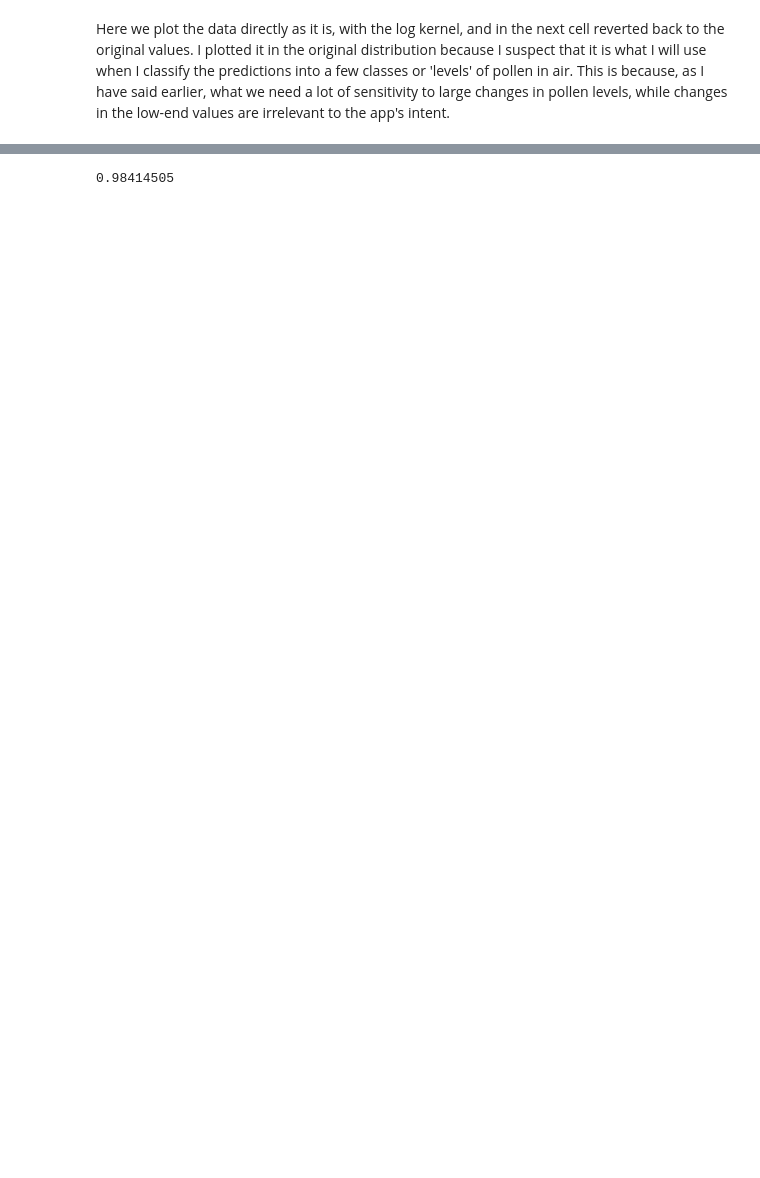
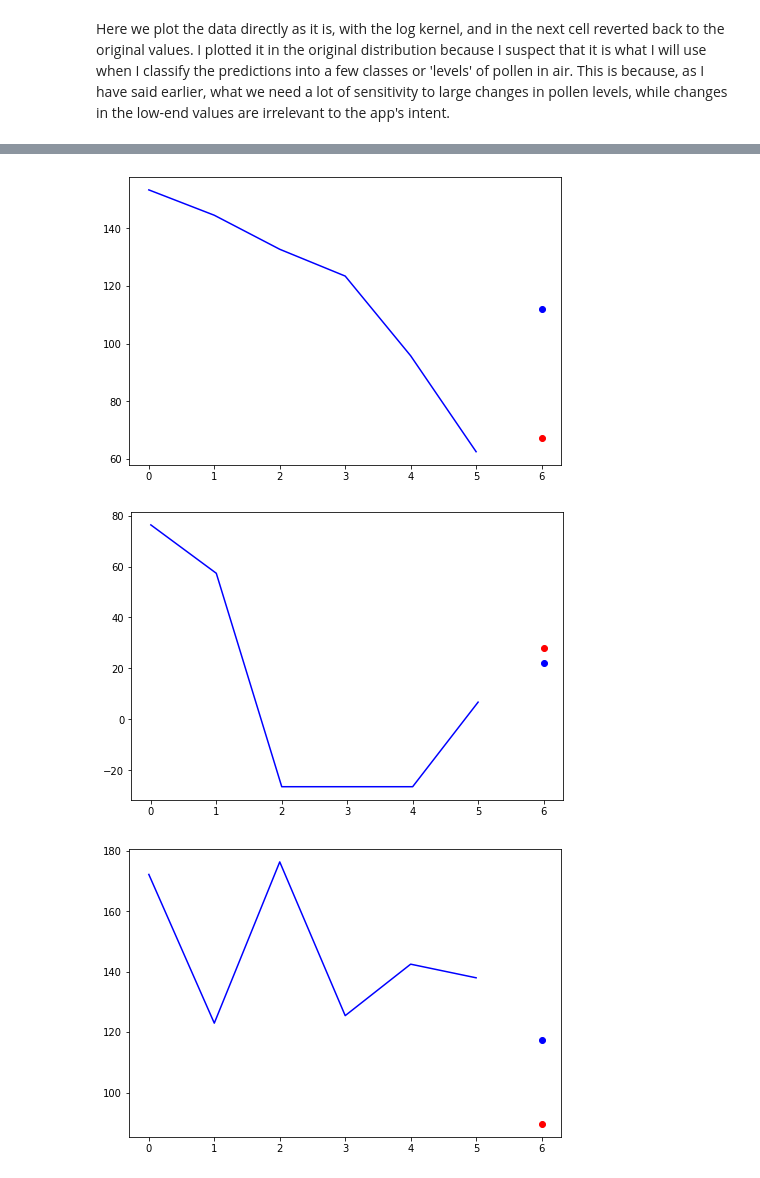
Before and after one commit to bolito2/pollen-forecast, a Jupyter notebook: forecast.ipynb, the cells around one changed output, grey strips where cells are left out. Drawn from its saved outputs; the diff is of its cells as text; code cells hidden in the pictures; blank space fills up the shorter version.

```diff
--- a/forecast.ipynb
+++ b/forecast.ipynb
@@ -452,4 +130,23 @@ plt.show()
-# %%
-print(pollen_mean)
-# %% [output]
-0.98414505
+# %%
+start_windows = 150
+end_windows = 160
+
+X_pred = X_dev[start_windows:end_windows]
+Y_pred = model(X_pred)
+Y_real = Y_dev[start_windows:end_windows]
+
+for i in range(end_windows - start_windows):
+    fig = plt.figure()
+    ax = fig.add_axes([0,0,1,1])
+
+    ax.plot(range(window_size - 1), X_pred[i, : , 0] , color = 'b')
+    ax.scatter(window_size - 1, Y_real[i], color = 'b')
+    ax.scatter(window_size - 1, Y_pred[i], color='r')
+
+    fig.show()
+
+#plt.show()
+# %% [output]
+[figure, added]
+[figure, added]
+[figure, added]
```
Also changed, not shown: parts of 54 cells of this notebook, 2 other files.
